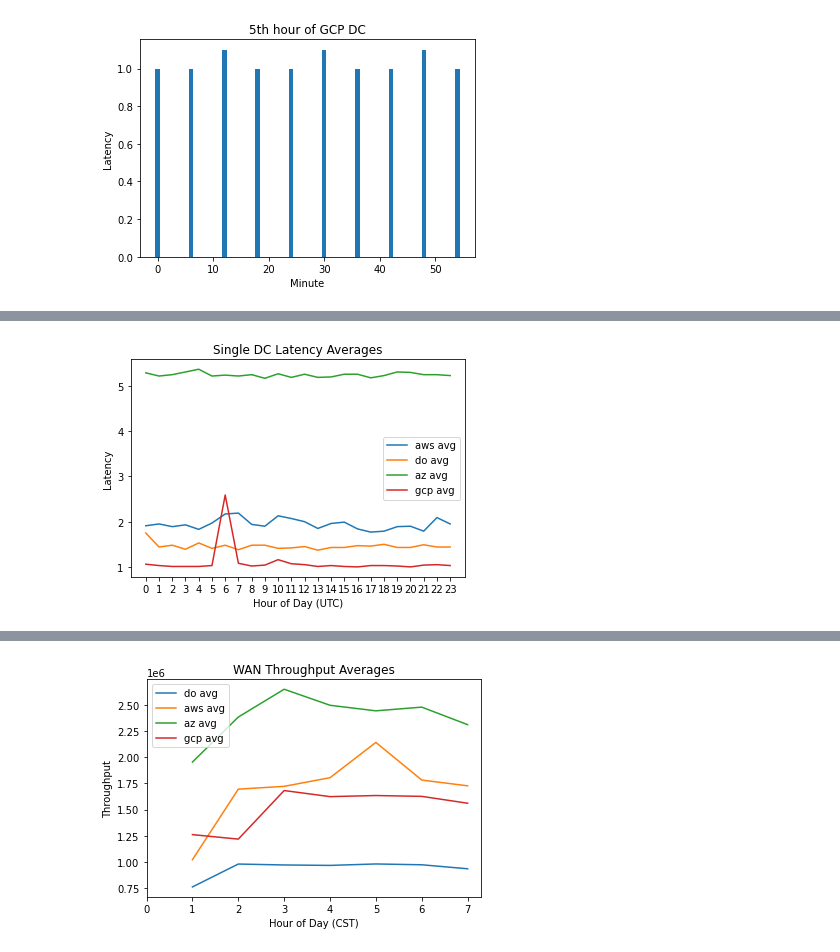
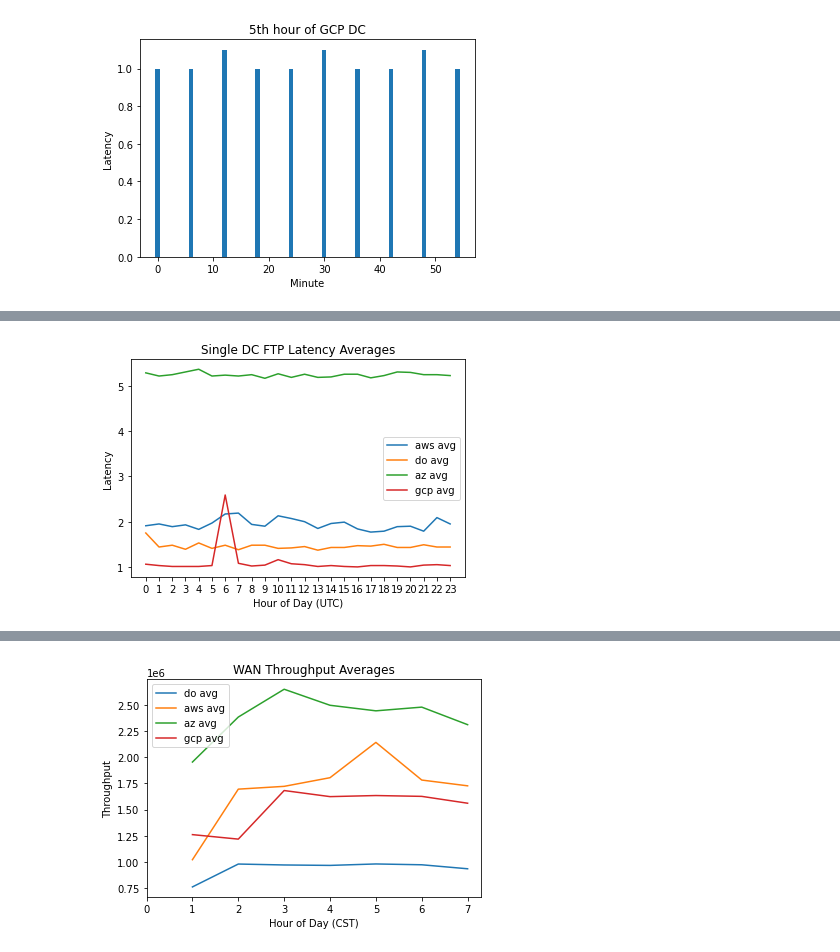
Before and after one commit to yudi-tan/cloud_provider_network_consistency_benchmark, a Jupyter notebook: CS268FTP.ipynb, the cells around one changed output, grey strips where cells are left out. Drawn from its saved outputs; the diff is of its cells as text; code cells hidden in the pictures.

```diff
--- a/CS268FTP.ipynb
+++ b/CS268FTP.ipynb
@@ -388,21 +388,21 @@ createWAN_avg_and_std_line_plots(WANaws_throughput, 'AWS', True)
 # %%
 provs = [aws_latency, do_latency, az_latency, gcp_latency]
 # for p in provs:
 plt.plot(range(24), [np.mean(np.array(aws_latency[i]).astype(np.float)) for i in range(24)], label="aws avg")
 plt.plot(range(24), [np.mean(np.array(do_latency[i]).astype(np.float)) for i in range(24)], label="do avg")
 plt.plot(range(24), [np.mean(np.array(az_latency[i]).astype(np.float)) for i in range(24)], label="az avg")
 plt.plot(range(24), [np.mean(np.array(gcp_latency[i]).astype(np.float)) for i in range(24)], label="gcp avg")
 #plt.plot(range(24), [np.std(np.array(p[i]).astype(np.float)) for i in range(24)], label="std dev")
 plt.xlabel("Hour of Day (UTC)")
 plt.xticks(range(0, 24, 1))
-plt.title('Single DC Latency Averages')
+plt.title('Single DC FTP Latency Averages')
 plt.ylabel("Latency")
 #plt.title("{} Single D.C. FTP Test".format(cloud_provider))
 #     if is_th:
 #         plt.ylabel("Avg/Std Dev Throughput (Bytes/Sec)")
 #     else:
 #         plt.ylabel("Avg Latency / Std Dev (ms)")
 plt.legend()
 plt.show()
 # %% [output]
-[figure, old version]
+[figure, new version]
```
Also changed, not shown: parts of 12 cells of this notebook.
